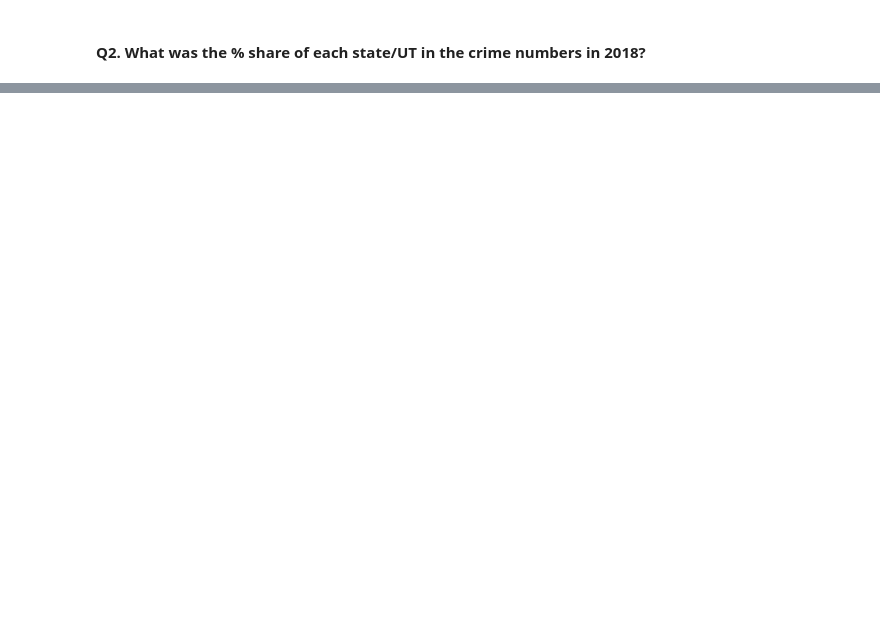
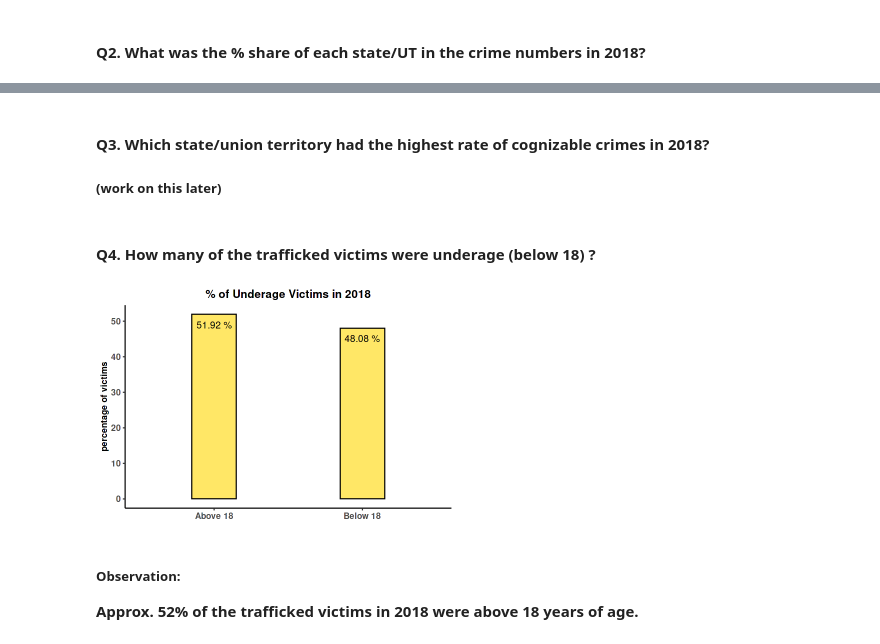
Before and after one commit to Cshefali/Human-Trafficking-India-Analysis, a Jupyter notebook: india-human-trafficking-analysis-2018-2020.ipynb, the cells around one changed output, grey strips where cells are left out. Saved outputs shown, nothing was run; the diff lists cells and outputs as text; code cells hidden in the pictures; blank space fills up the shorter version.

```diff
--- a/india-human-trafficking-analysis-2018-2020.ipynb
+++ b/india-human-trafficking-analysis-2018-2020.ipynb
@@ -358,0 +430,24 @@ theme(legend.position="none")
+# %% [markdown]
+#### Q3. Which state/union territory had the highest rate of cognizable crimes in 2018?
+##### (work on this later)
+# %% [markdown]
+#### Q4. How many of the trafficked victims were underage (below 18) ?
+# %%
+kaggle_plotsize(6,4)
+victims_18 %>%
+group_by(age_group) %>%
+summarize(total_count = sum(total_victims_trafficked)) %>%
+mutate(in_percent = (total_count/sum(total_count))*100) %>%
+ggplot(aes(x=age_group,y=in_percent)) +
+geom_bar(stat="identity",width=0.3,alpha=0.6,color="black",fill="gold") +
+geom_text(aes(label=paste(round(in_percent,2),"%")),color="black",vjust=2) +
+theme_classic() +
+labs(title="% of Underage Victims in 2018",y="percentage of victims") +
+theme(plot.title=element_text(face="bold",hjust=0.5),
+     legend.position="none",axis.text=element_text(face="bold",size=10),
+     axis.title.x=element_blank(),axis.title.y=element_text(face="bold",size=10))
+# %% [output]
+[figure, added]
+# %% [markdown]
+##### Observation:
+**Approx. 52% of the trafficked victims in 2018 were above 18 years of age.**
```
Also changed, not shown: parts of 35 cells of this notebook.
